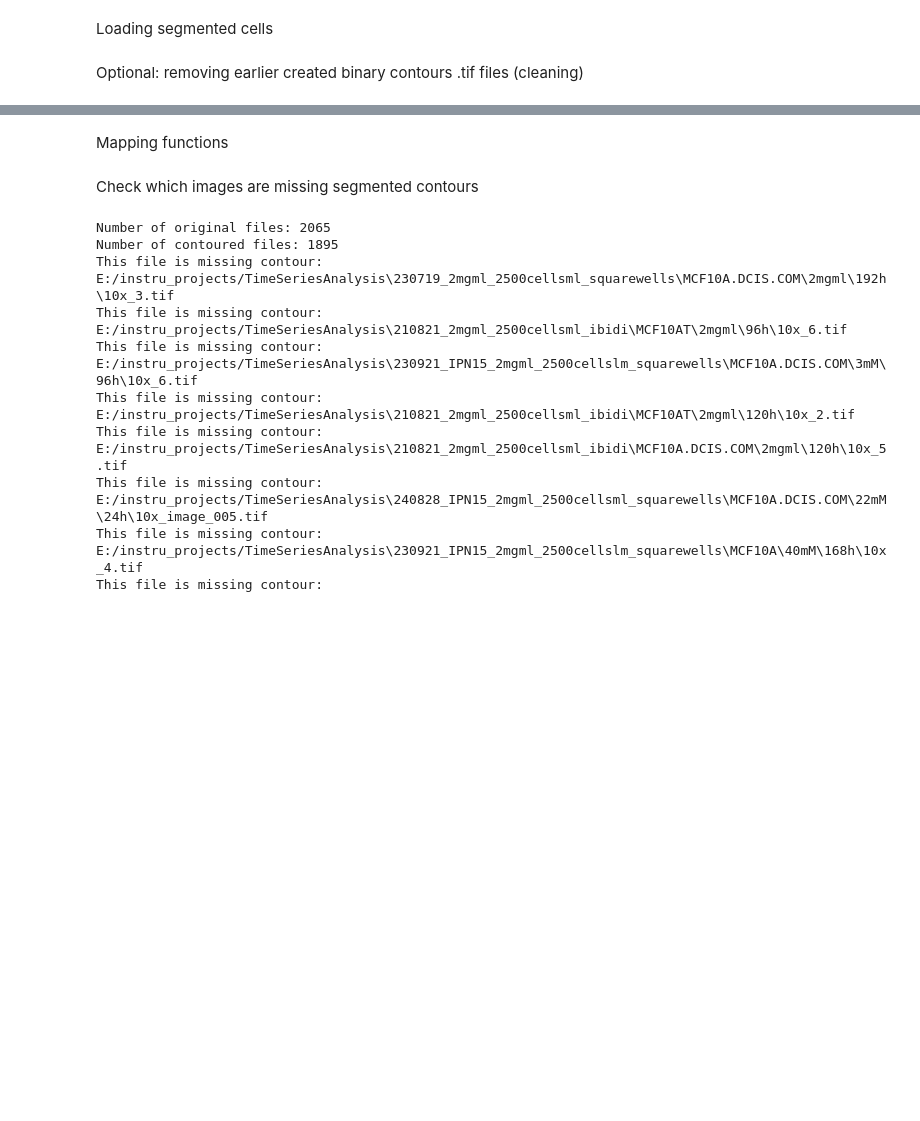
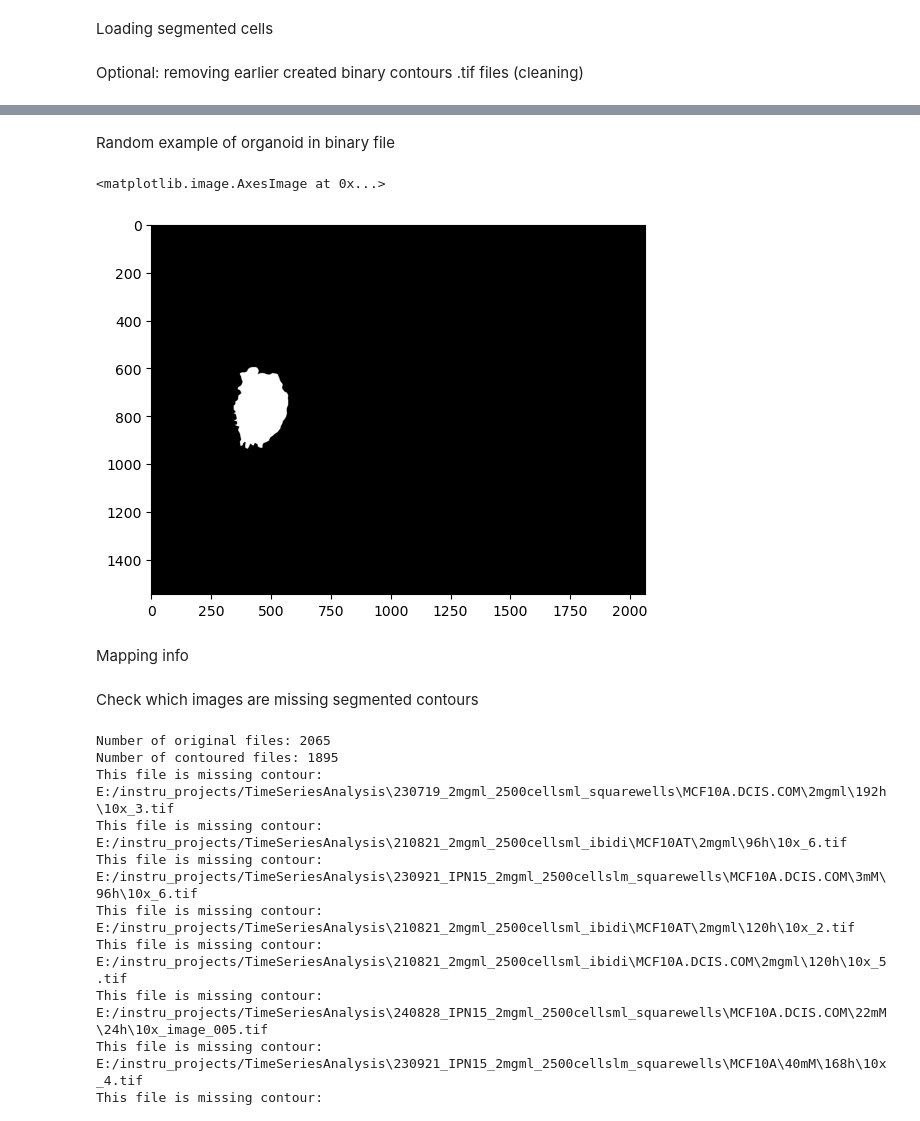
Before and after one commit to LindaSrbova/Instru_project, a Jupyter notebook: Organoid_model/data_processing_exp1.ipynb, the cells around one changed output, grey strips where cells are left out. Cells and saved outputs as stored; diff of their text form; code cells hidden in the pictures; blank space fills up the shorter version.

Commit message:
Organoid pipeline edit

```diff
--- a/Organoid_model/data_processing_exp1.ipynb
+++ b/Organoid_model/data_processing_exp1.ipynb
@@ -130,5 +128,15 @@ Number of contour files: 1895
+# %% [markdown]
+Random example of organoid in binary file
+# %%
+tiff_files = glob.glob(path+ "/*/*/*/*/contour/*.tif", recursive=True)
+random_number = random.randint(0, len(tiff_files))
+image = cv2.imread(tiff_files[random_number]) ## read the first image from the list
+plt.imshow(image)
+# %% [output]
+<matplotlib.image.AxesImage at 0x...>
+[figure, added]
 # %% [markdown]
-Mapping functions
+Mapping info
 # %%
 concentration_mapping = {
 '2mgml': '1',
```
Also changed, not shown: parts of 19 cells of this notebook.
